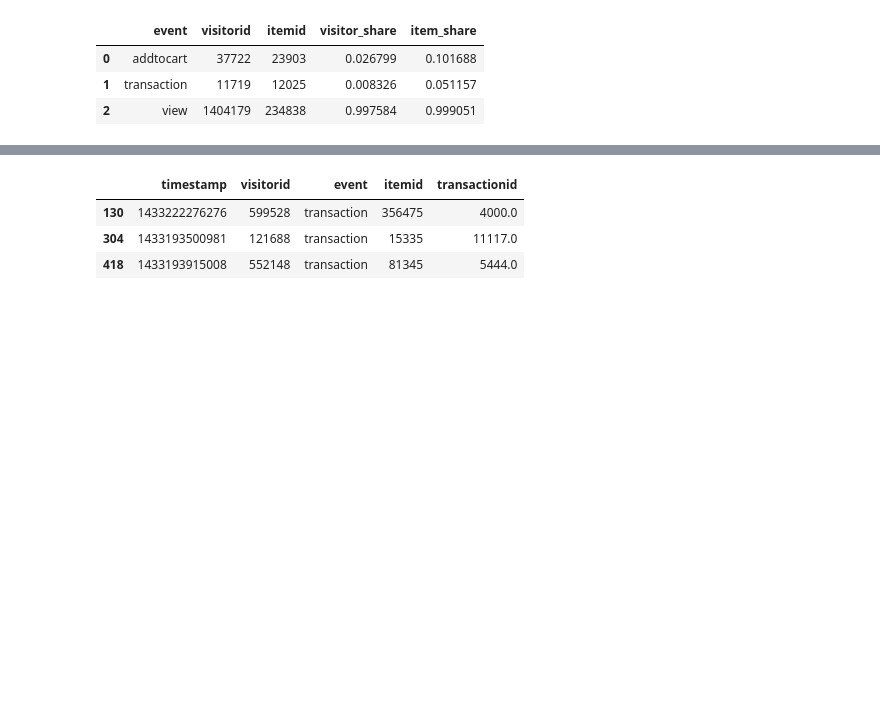
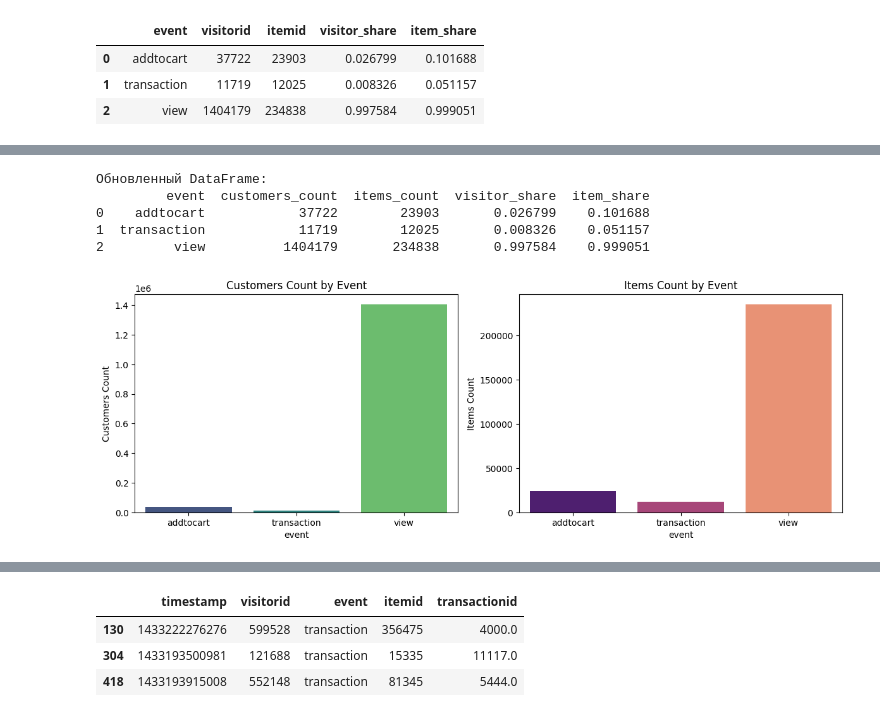
Before and after one commit to AndreyProkofiev/mle-pr-final, a Jupyter notebook: notebooks/eda.ipynb, the cells around one changed output, grey strips where cells are left out. Saved outputs shown, nothing was run; the diff lists cells and outputs as text; code cells hidden in the pictures; blank space fills up the shorter version.

```diff
--- a/notebooks/eda.ipynb
+++ b/notebooks/eda.ipynb
@@ -221,0 +278,46 @@ event_gr
+# %%
+df = event_gr.copy()
+# Переименовываем колонки
+df.rename(columns={"visitorid": "customers_count", "itemid": "items_count"}, inplace=True)
+
+# Выводим обновленный DataFrame
+print("Обновленный DataFrame:")
+print(df)
+
+# Визуализация данных
+plt.figure(figsize=(12, 8))
+
+# 1. Гистограмма для customers_count и items_count
+plt.subplot(2, 2, 1)
+sns.barplot(x="event", y="customers_count", data=df, palette="viridis")
+plt.title("Customers Count by Event")
+plt.ylabel("Customers Count")
+
+plt.subplot(2, 2, 2)
+sns.barplot(x="event", y="items_count", data=df, palette="magma")
+plt.title("Items Count by Event")
+plt.ylabel("Items Count")
+
+# 2. Линейная диаграмма для visitor_share и item_share
+# plt.subplot(2, 2, 3)
+# sns.lineplot(data=df[["visitor_share", "item_share"]], markers=True, dashes=False)
+# plt.title("Share Trends")
+# plt.xlabel("Event Index")
+# plt.ylabel("Share")
+
+# # 3. Тепловая карта корреляции
+# plt.subplot(2, 2, 4)
+# correlation_matrix = df[["customers_count", "items_count", "visitor_share", "item_share"]].corr()
+# sns.heatmap(correlation_matrix, annot=True, cmap="coolwarm", fmt=".2f")
+# plt.title("Correlation Matrix")
+
+# Настройка макета
+plt.tight_layout()
+plt.show()
+# %% [output]
+Обновленный DataFrame:
+         event  customers_count  items_count  visitor_share  item_share
+0    addtocart            37722        23903       0.026799    0.101688
+1  transaction            11719        12025       0.008326    0.051157
+2         view          1404179       234838       0.997584    0.999051
+[figure, added]
```
Also changed, not shown: parts of 8 cells of this notebook.
